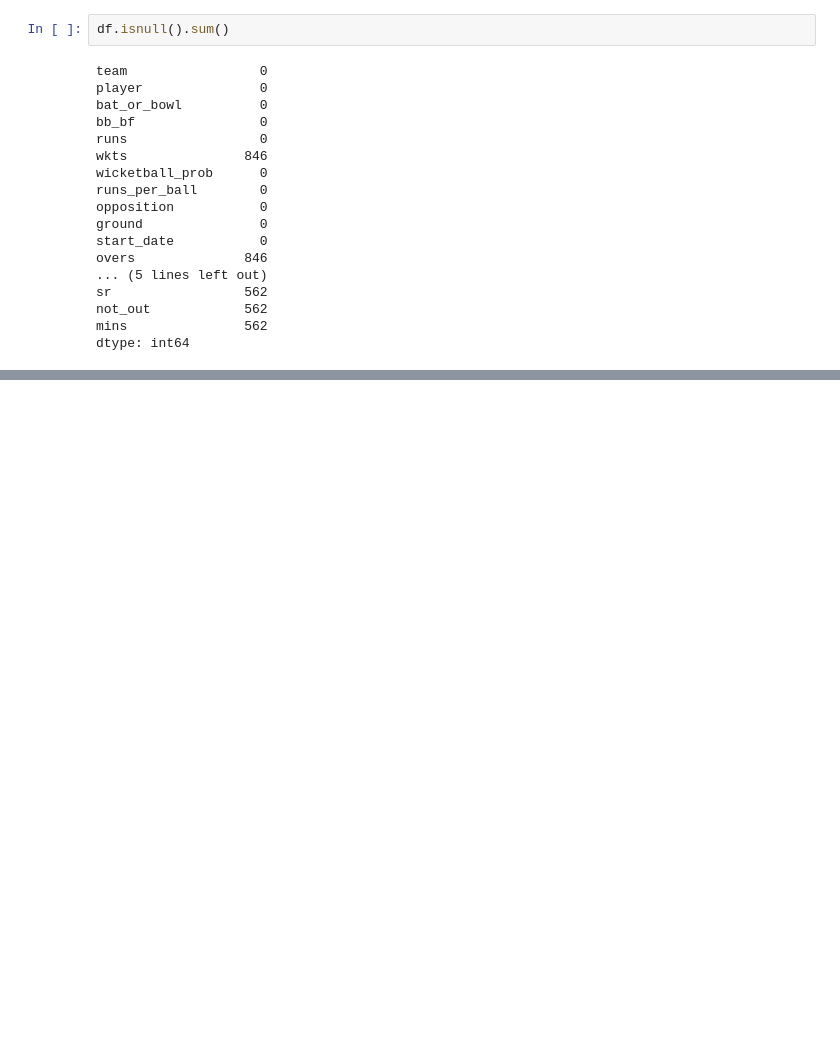
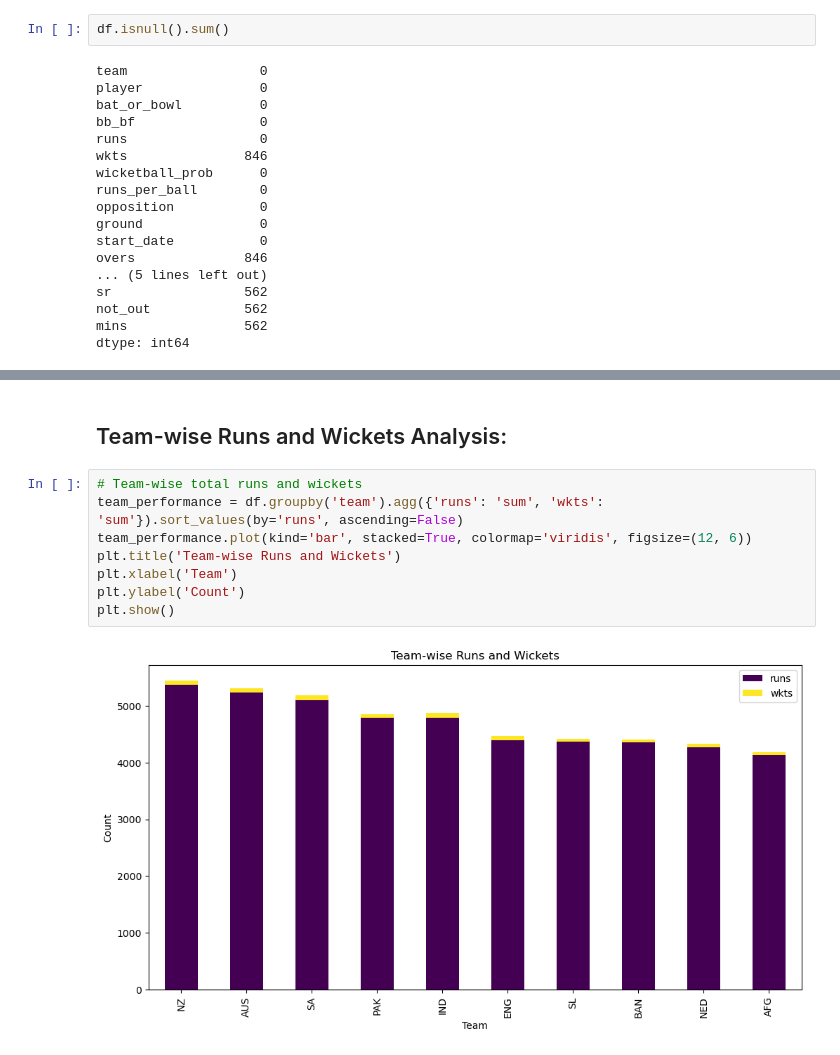
Before and after one commit to Zabih-khan/Worldcup-2023-analysis, a Jupyter notebook: worldcup 2023 analysis.ipynb, the cells around one changed output, grey strips where cells are left out. Drawn from its saved outputs; the diff is of its cells as text; blank space fills up the shorter version.

```diff
--- a/worldcup 2023 analysis.ipynb
+++ b/worldcup 2023 analysis.ipynb
@@ -117,0 +140,12 @@ player ['Shaheen Shah Afridi (PAK)' 'DJ Willey (ENG)' 'MJ Henry (NZ)'
+# %% [markdown]
+## Team-wise Runs and Wickets Analysis:
+# %%
+# Team-wise total runs and wickets
+team_performance = df.groupby('team').agg({'runs': 'sum', 'wkts': 'sum'}).sort_values(by='runs', ascending=False)
+team_performance.plot(kind='bar', stacked=True, colormap='viridis', figsize=(12, 6))
+plt.title('Team-wise Runs and Wickets')
+plt.xlabel('Team')
+plt.ylabel('Count')
+plt.show()
+# %% [output]
+[figure, added]
```
Also changed, not shown: parts of 32 cells of this notebook.
